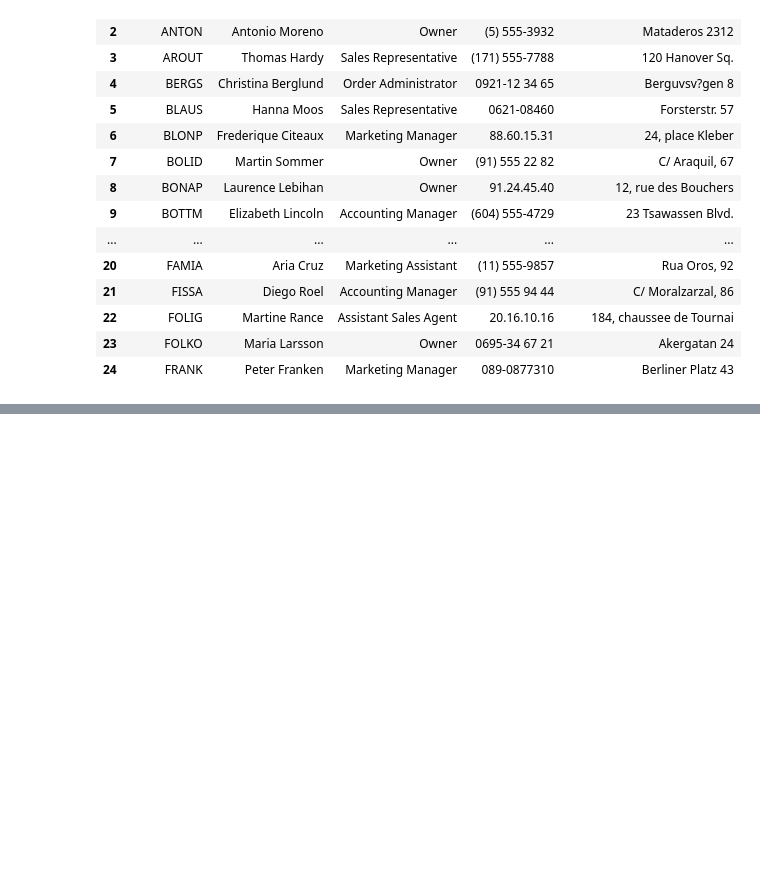
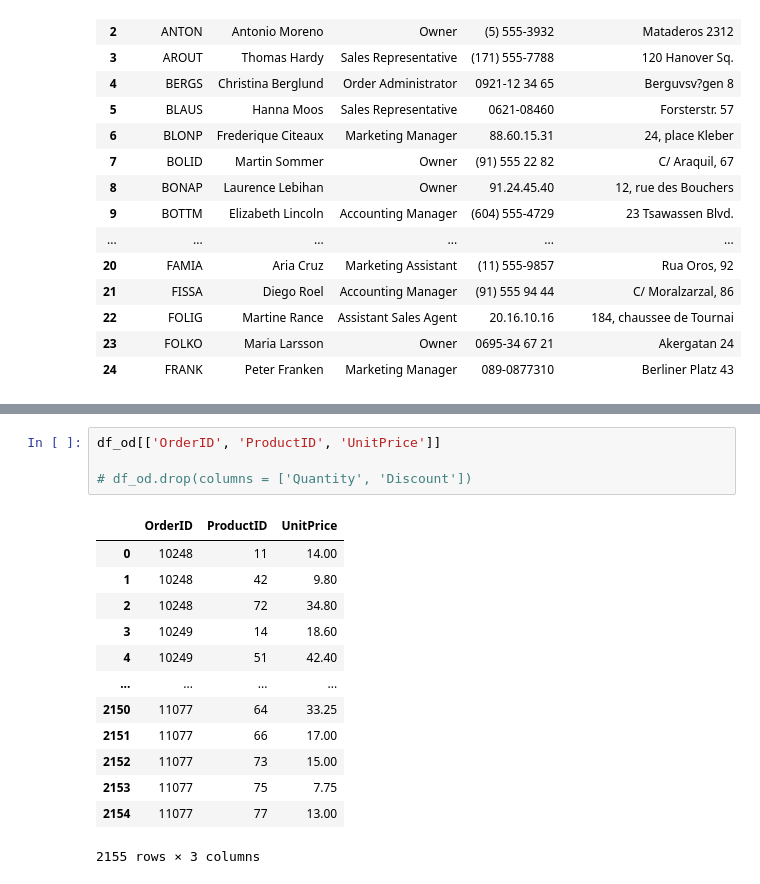
Before and after one commit to Sinrez/PythonProjects, a Jupyter notebook: pandas_stepic.ipynb, the cells around one changed output, grey strips where cells are left out. Saved outputs shown, nothing was run; the diff lists cells and outputs as text; blank space fills up the shorter version.

```diff
--- a/pandas_stepic.ipynb
+++ b/pandas_stepic.ipynb
@@ -66,0 +119,18 @@ df_c.head(25)
+# %%
+df_od[['OrderID', 'ProductID', 'UnitPrice']]
+
+# df_od.drop(columns = ['Quantity', 'Discount'])
+# %% [output]
+|  | OrderID | ProductID | UnitPrice |
+| 0 | 10248 | 11 | 14.00 |
+| 1 | 10248 | 42 | 9.80 |
+| 2 | 10248 | 72 | 34.80 |
+| 3 | 10249 | 14 | 18.60 |
+| 4 | 10249 | 51 | 42.40 |
+| ... | ... | ... | ... |
+| 2150 | 11077 | 64 | 33.25 |
+| 2151 | 11077 | 66 | 17.00 |
+| 2152 | 11077 | 73 | 15.00 |
+| 2153 | 11077 | 75 | 7.75 |
+| 2154 | 11077 | 77 | 13.00 |
+2155 rows × 3 columns
```
Also changed, not shown: parts of 5 cells of this notebook.
